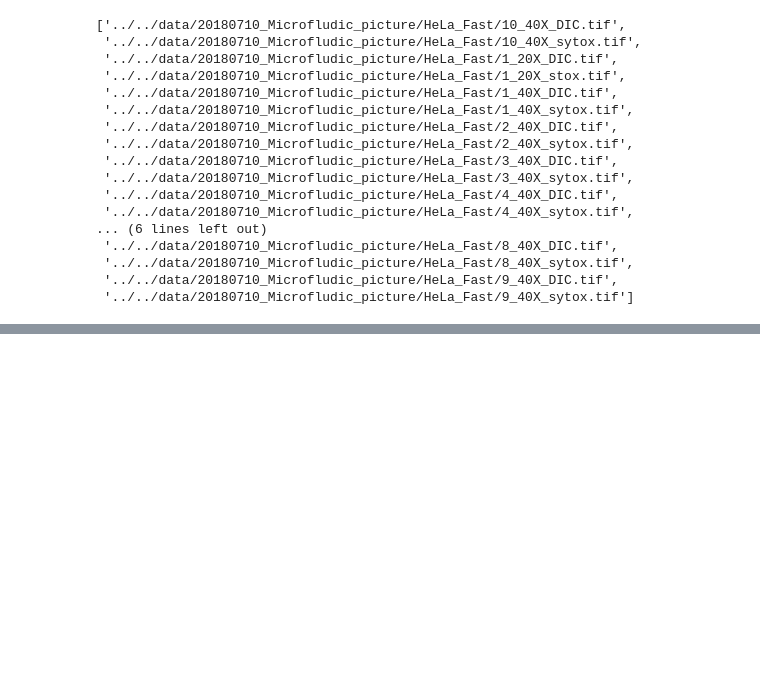
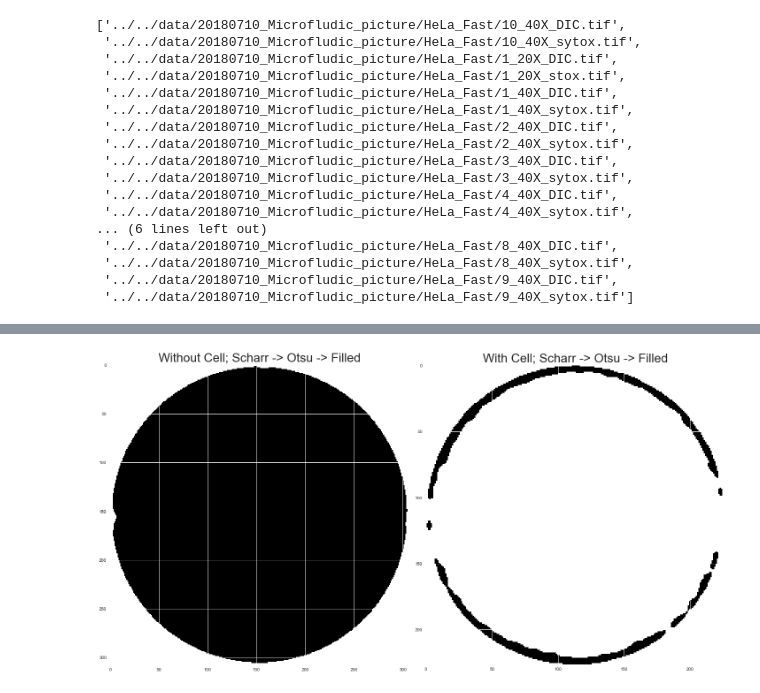
Before and after one commit to adamcatching/Polio_DIPS, a Jupyter notebook: notebook/2018_07/2018_07_16.ipynb, the cells around one changed output, grey strips where cells are left out. Cells and saved outputs as stored; diff of their text form; code cells hidden in the pictures; blank space fills up the shorter version.

```diff
--- a/notebook/2018_07/2018_07_16.ipynb
+++ b/notebook/2018_07/2018_07_16.ipynb
@@ -146,0 +230,39 @@ Input brightfield channel: 0
+# %%
+# Perform a Scharr operation on the no cell droplet
+no_cell_temp_scharr = skimage.filters.scharr(no_cell_sub_gaussian, droplet_masks[no_cell_num])
+# Otsu threshold the scharr image
+no_cell_thresh = skimage.filters.threshold_otsu(no_cell_temp_scharr)
+# Fill holes created from the otsu threshold
+no_cell_filled = scipy.ndimage.binary_fill_holes(no_cell_temp_scharr > no_cell_thresh)
+# Try to fill any partial no_cell_filled
+"""no_cell = skimage.morphology.binary_closing(no_cell_filled)
+no_cell = scipy.ndimage.binary_fill_holes(no_cell)
+no_cell = skimage.morphology.erosion(no_cell)"""
+no_cell = skimage.filters.gaussian(no_cell_filled, 2)
+no_cell = no_cell > .75
+
+# Perform a Scharr operation on the no cell droplet
+cell_temp_scharr = skimage.filters.scharr(cell_sub_gaussian, droplet_masks[cell_num])
+# Otsu threshold the scharr image
+cell_thresh = skimage.filters.threshold_otsu(cell_temp_scharr)
+# Fill holes created from the otsu threshold
+cell_filled = scipy.ndimage.binary_fill_holes(cell_temp_scharr > cell_thresh)
+# Try to fill any partial cells
+"""cell = skimage.morphology.binary_closing(cell_filled, skimage.morphology.disk(3))
+cell = scipy.ndimage.binary_fill_holes(cell)
+cell = skimage.morphology.erosion(cell)"""
+cell = skimage.filters.gaussian(cell_filled, 2)
+cell = cell > .25
+#cell = skimage.morphology.erosion(cell)
+
+
+# Plot the two images
+fig, ax = plt.subplots(1, 2, figsize=(20, 10))
+ax[0].imshow(no_cell)
+ax[0].set_title("Without Cell; Scharr -> Otsu -> Filled", size=28)
+ax[1].imshow(cell)
+ax[1].set_title("With Cell; Scharr -> Otsu -> Filled", size=28)
+plt.tight_layout()
+plt.show()
+# %% [output]
+[figure, added]
```
Also changed, not shown: parts of 17 cells of this notebook.
